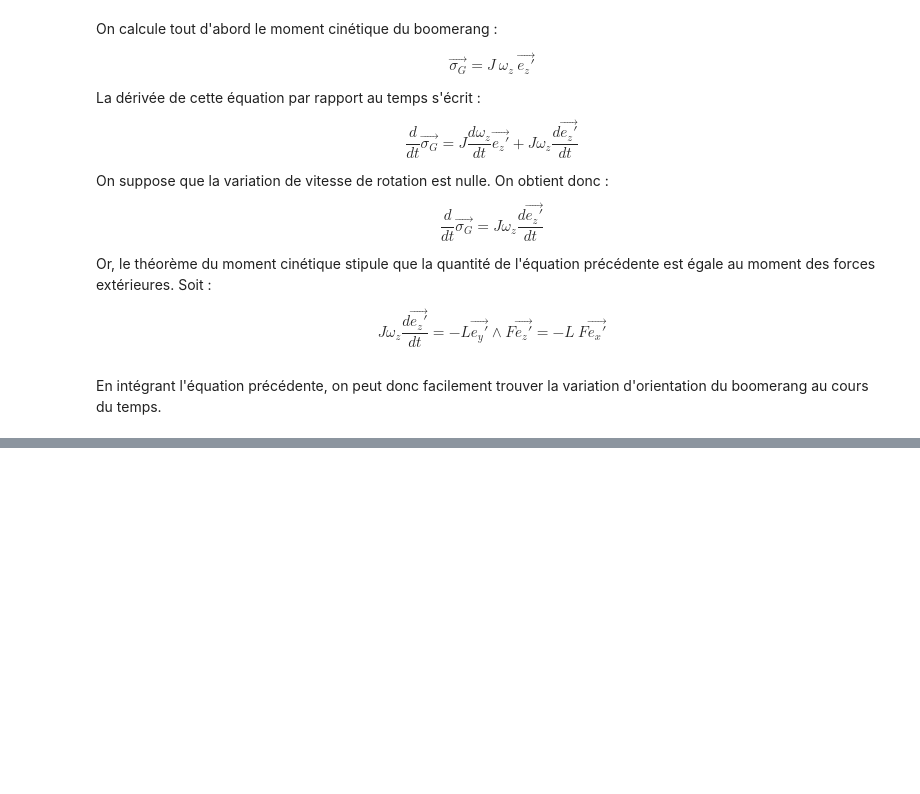
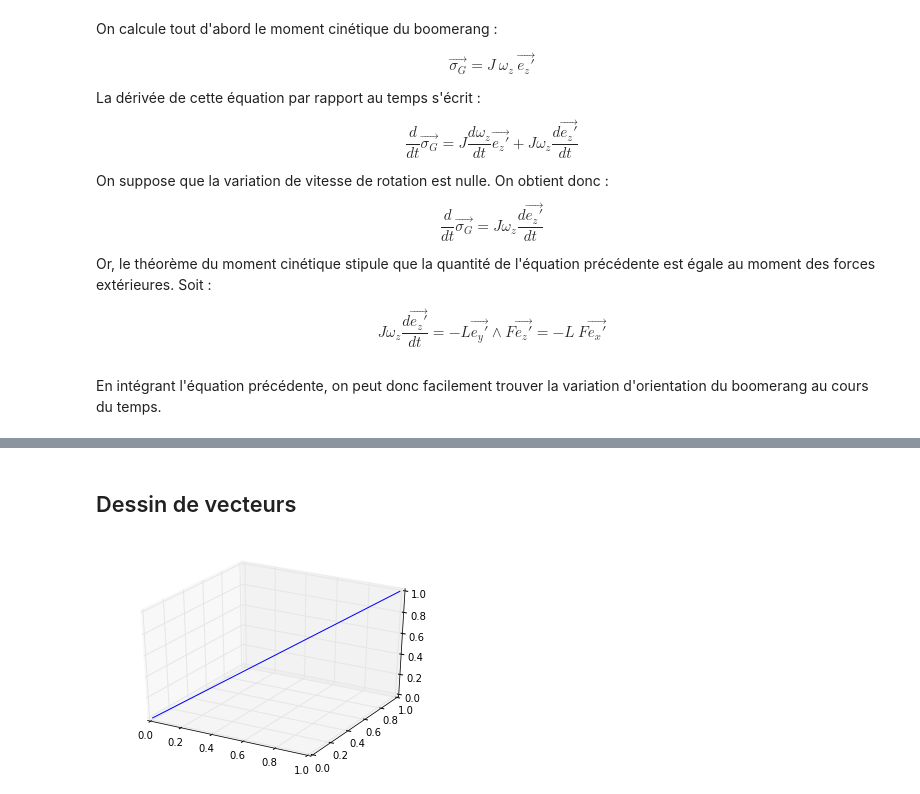
Before and after one commit to flothesof/BoomerangAerodynamics, a Jupyter notebook: Boomerang.ipynb, the cells around one changed output, grey strips where cells are left out. Saved outputs shown, nothing was run; the diff lists cells and outputs as text; code cells hidden in the pictures; blank space fills up the shorter version.

```diff
--- a/Boomerang.ipynb
+++ b/Boomerang.ipynb
@@ -159,0 +202,15 @@ for i in range(1000):
+# %% [markdown]
+## Dessin de vecteurs
+# %%
+fig = plt.figure()
+ax = fig.add_subplot(111, projection='3d')
+
+def plot_vect(ax, x, y, z):
+    xs = array((0, x))
+    ys = array((0, y))
+    zs = array((0, z))
+    ax.plot(xs, ys, zs)
+
+plot_vect(ax, 1, 1, 1)
+# %% [output]
+[figure, added]
```
Also changed, not shown: parts of 18 cells of this notebook.
